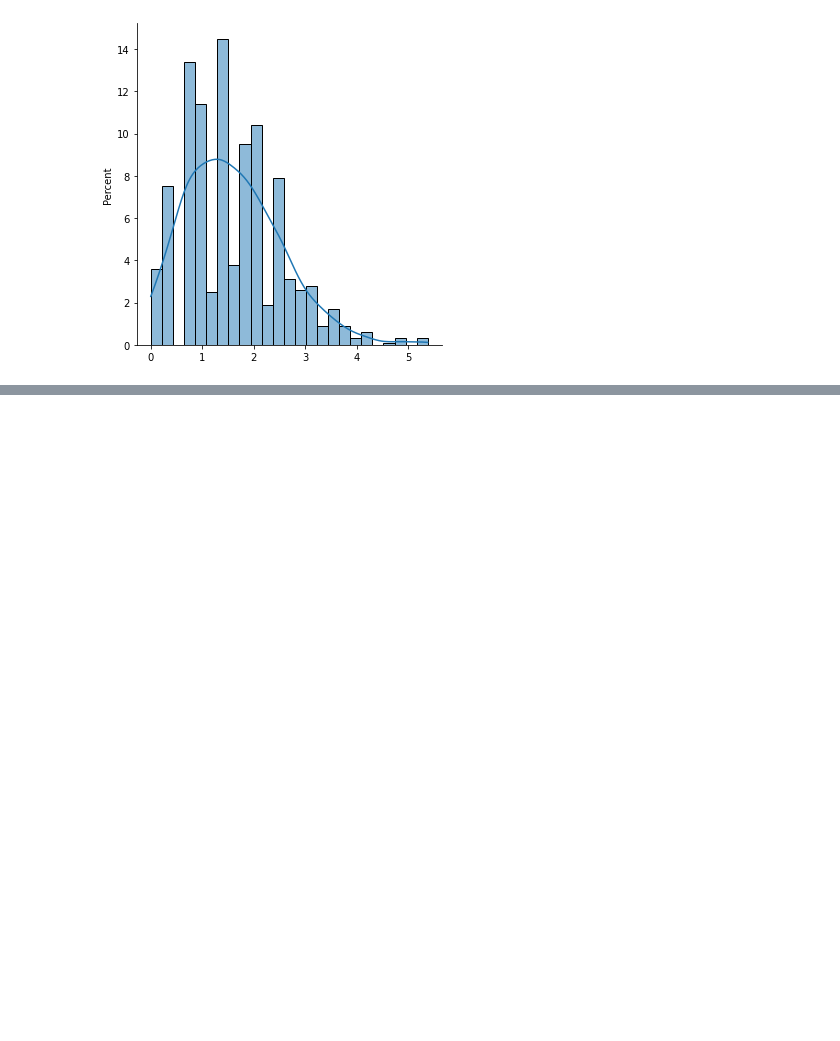
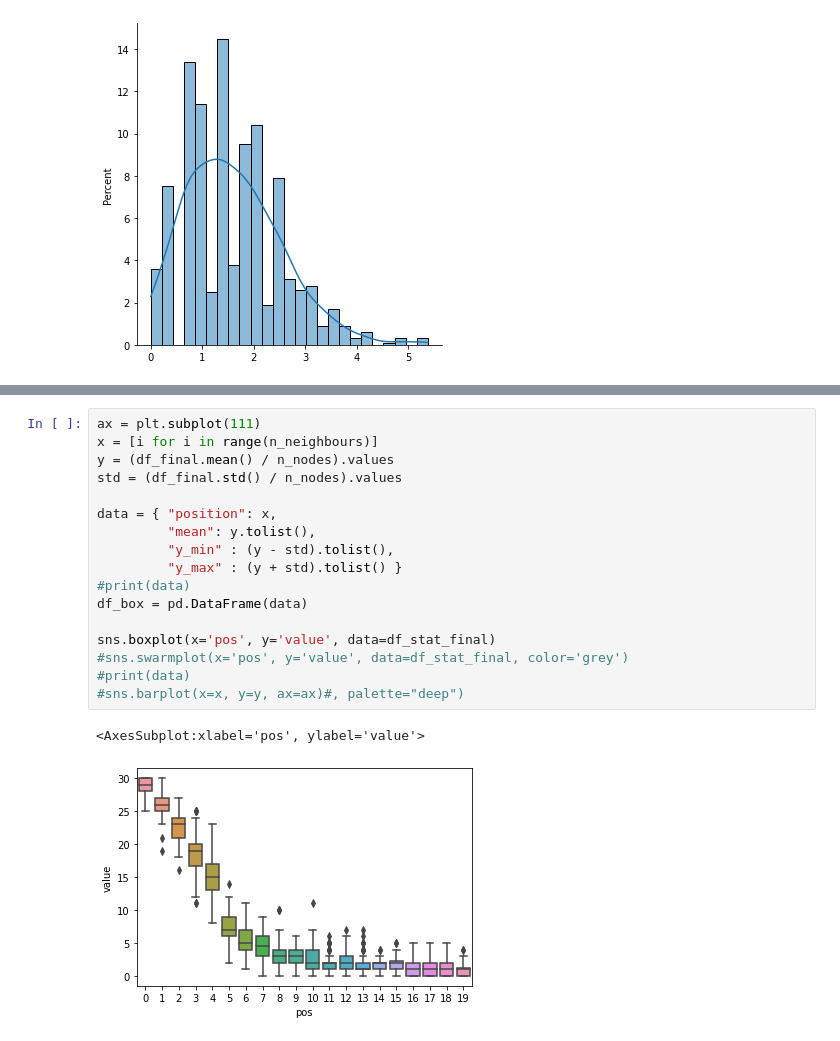
Before and after one commit to ViniciusBloise/NeuroLKH, a Jupyter notebook: play_stats.ipynb, the cells around one changed output, grey strips where cells are left out. Cells and saved outputs as stored; diff of their text form; blank space fills up the shorter version.

```diff
--- a/play_stats.ipynb
+++ b/play_stats.ipynb
@@ -18,0 +76,20 @@ sns.displot(errors, kind='hist', stat='percent', kde=True)
+# %%
+ax = plt.subplot(111)
+x = [i for i in range(n_neighbours)]
+y = (df_final.mean() / n_nodes).values
+std = (df_final.std() / n_nodes).values
+
+data = { "position": x,
+         "mean": y.tolist(),
+         "y_min" : (y - std).tolist(),
+         "y_max" : (y + std).tolist() }
+#print(data)
+df_box = pd.DataFrame(data)
+
+sns.boxplot(x='pos', y='value', data=df_stat_final)
+#sns.swarmplot(x='pos', y='value', data=df_stat_final, color='grey')
+#print(data)
+#sns.barplot(x=x, y=y, ax=ax)#, palette="deep")
+# %% [output]
+<AxesSubplot:xlabel='pos', ylabel='value'>
+[figure, added]
```
Also changed, not shown: parts of 5 cells of this notebook.
